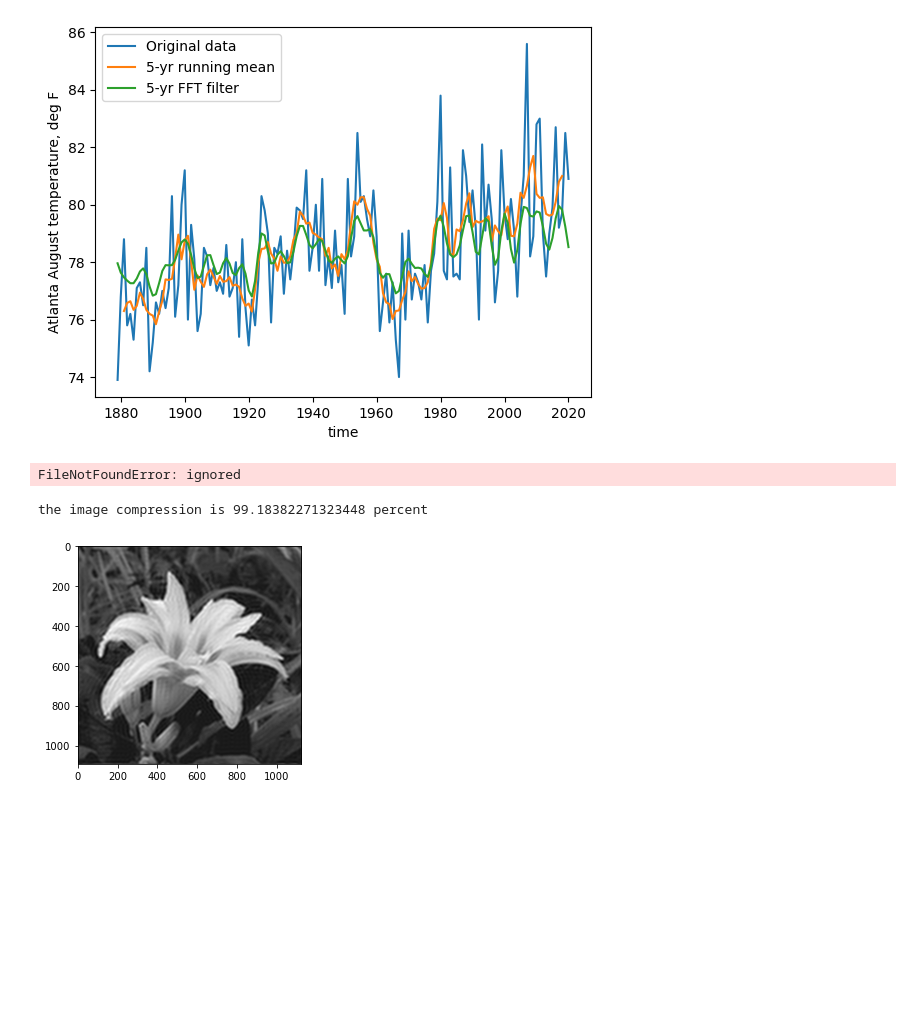
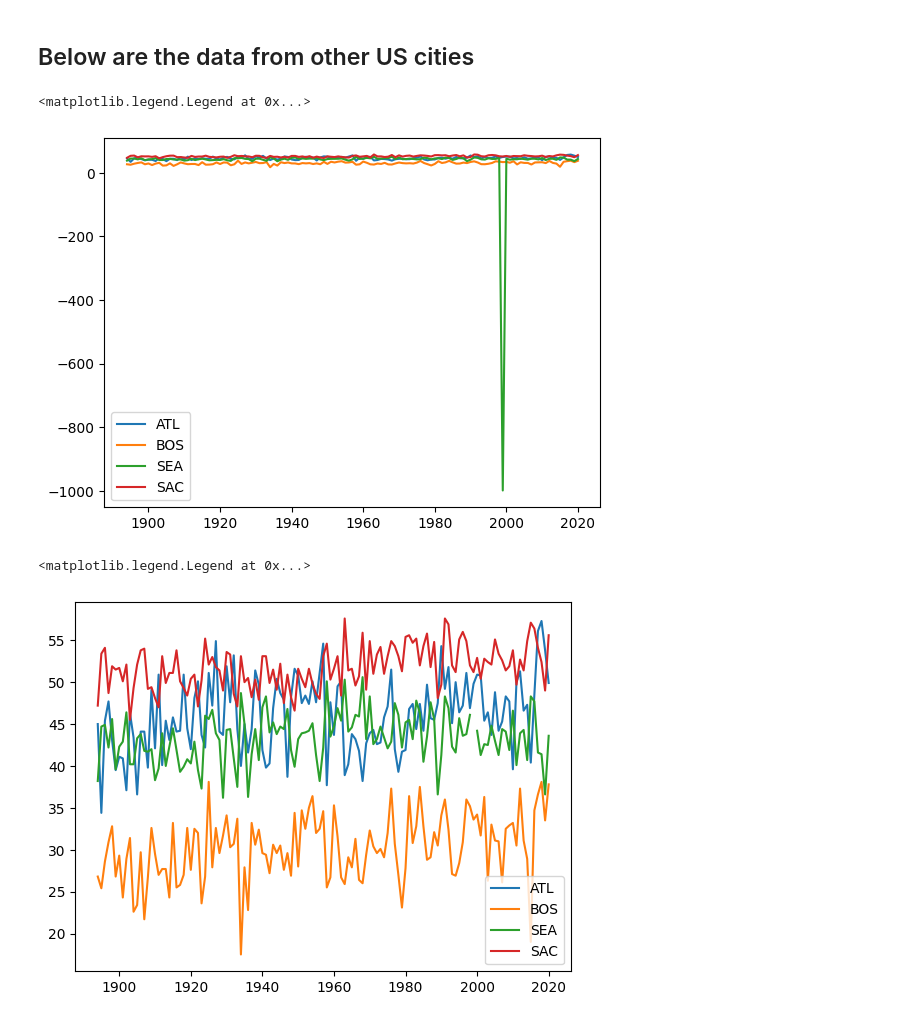
Before and after one commit to aarobel/PracticalCodingMath4EAS, a Jupyter notebook: Class5_linalg_interp_smooth.ipynb, the cells around one changed output. Drawn from its saved outputs; the diff is of its cells as text; code cells hidden in the pictures; blank space fills up the shorter version.

```diff
--- a/Class5_linalg_interp_smooth.ipynb
+++ b/Class5_linalg_interp_smooth.ipynb
@@ -91,10 +93,0 @@ Ylf=np.fft.ifft(Yhat)
-# %%
-plt.plot(X,Y)
-plt.plot(X[hm:-hm],Ym)
-plt.plot(X,np.real(Ylf))
-plt.xlabel('time')
-plt.ylabel('Atlanta August temperature, deg F')
-plt.legend(['Original data','5-yr running mean','5-yr FFT filter'])
-plt.show()
-# %% [output]
-[figure, removed]
@@ -103,23 +94,25 @@ import matplotlib.image as mpimg
-# %%
-img = mpimg.imread('flower.png')  # get the picture of a flower
-img0=img[:,:,0] # just extract one color
-plt.imshow(img0,cmap='gray')
-plt.show()
-N=np.shape(img0)
-print('the size of image array is ',str(N))
-# %% [output]
-FileNotFoundError: ignored
-# %%
-# apply fft and retain low frequency component only
-imghat=np.fft.fft2(img0)
-M=50 # M lowest frequencies only
-iM=imghat
-iM[M:-M,:]=0 # truncate rows
-iM[:,M:-M]=0 # truncate columns
-img1=np.fft.ifft2(iM)
-plt.imshow(np.real(img1),cmap='gray')
-print('the image compression is '+str(100-4*M**2/(N[0]*N[1])*100)+' percent')
-plt.show()
-# %% [output]
-the image compression is 99.18382271323448 percent
-[figure, removed]
+# %% [markdown]
+## Below are the data from other US cities
+# %%
+# SEATTLE
+df_SEA=pd.read_excel('https://o2.eas.gatech.edu/data/SEA_MonMeanTemp.xls',skiprows=0)
+# Boston
+df_BOS=pd.read_excel('https://o2.eas.gatech.edu/data/BOS_MonMeanTemp.xls',skiprows=0)
+# Sacramento
+df_SAC=pd.read_excel('https://o2.eas.gatech.edu/data/SAC_MonMeanTemp.xls',skiprows=0)
+# %%
+# Look at Februrary temperature from the four cities
+T_ATL = df_ATL['FEB'].to_numpy().astype(np.float32)
+T_BOS = df_BOS['FEB'].to_numpy().astype(np.float32)
+T_SEA = df_SEA['FEB'].to_numpy().astype(np.float32)
+T_SAC = df_SAC['FEB'].to_numpy().astype(np.float32)
+# %%
+# plot the temperatures
+plt.plot(X,T_ATL,label='ATL')
+plt.plot(X,T_BOS,label='BOS')
+plt.plot(X,T_SEA,label='SEA')
+plt.plot(X,T_SAC,label='SAC')
+plt.legend()
+# %% [output]
+<matplotlib.legend.Legend at 0x...>
+[figure, added]
@@ -125,0 +123,10 @@ the image compression is 99.18382271323448 percent
+# %%
+# plot the temperatures again
+plt.plot(X,T_ATL,label='ATL')
+plt.plot(X,T_BOS,label='BOS')
+plt.plot(X,T_SEA,label='SEA')
+plt.plot(X,T_SAC,label='SAC')
+plt.legend()
+# %% [output]
+<matplotlib.legend.Legend at 0x...>
+[figure, added]
```
Also changed, not shown: parts of 19 cells of this notebook.
